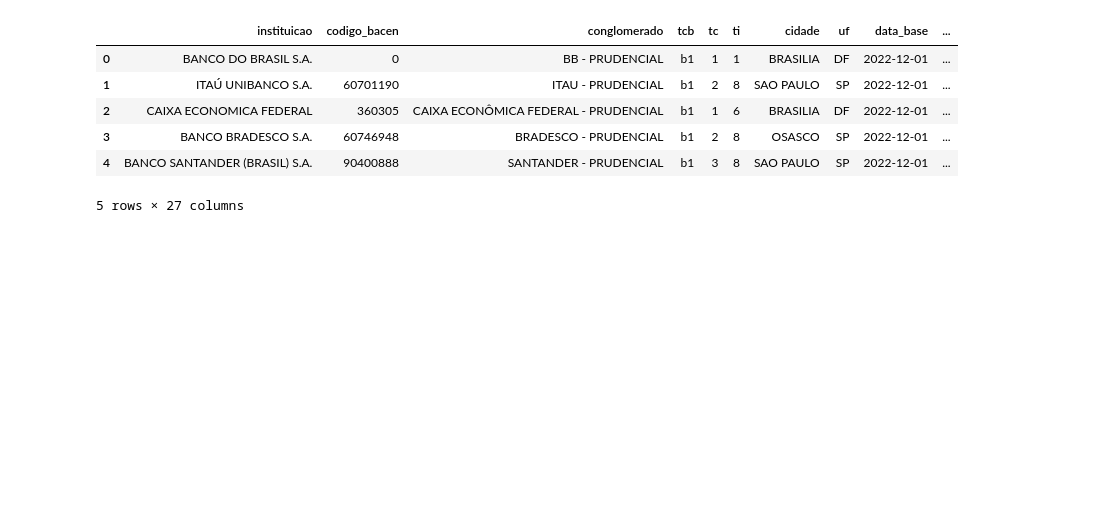
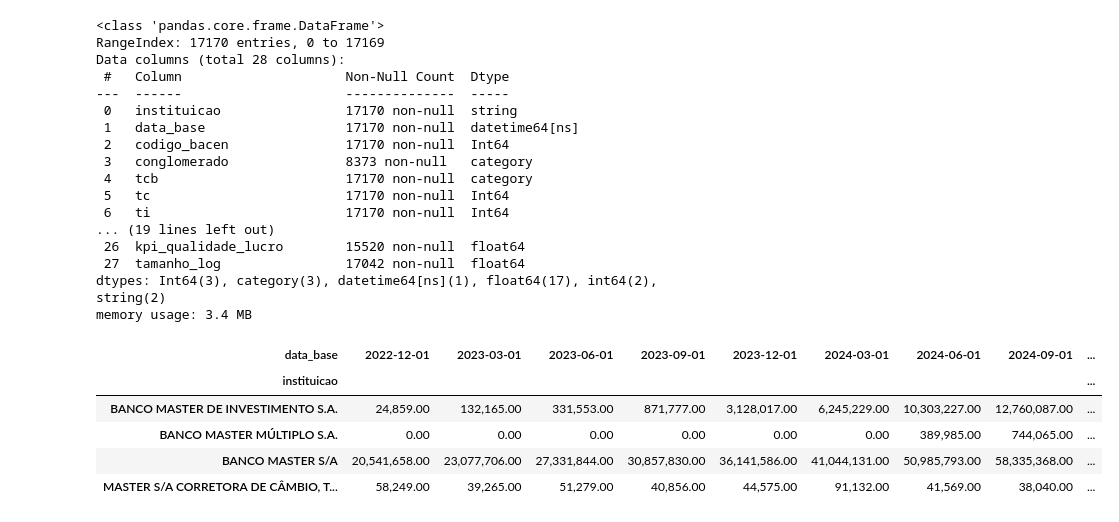
Before and after one commit to ThiagoPBorges/Banco-Master-Analise, a Jupyter notebook: notebook/03_feature_engineering.ipynb, the cells around one changed output. Saved outputs shown, nothing was run; the diff lists cells and outputs as text; code cells hidden in the pictures; blank space fills up the shorter version.

```diff
--- a/notebook/03_feature_engineering.ipynb
+++ b/notebook/03_feature_engineering.ipynb
@@ -10,22 +15,71 @@ pd.set_option('display.float_format', '{:,.2f}'.format)
 # %%
 df_analitico = pd.read_parquet(os.path.join(caminho_gold, "df_gold.parquet"))
 
+# --- SOLVÊNCIA & CAPACIDADE ---
+# Alavancagem Inversa -> Quanto do Ativo é dinheiro dos sócios?
 df_analitico['kpi_basileia'] = df_analitico['patrimonio_liquido'] / df_analitico['ativo_total']
 
+# --- RENTABILIDADE ---
+# ROE (Return on Equity)
 df_analitico['kpi_roe'] = df_analitico['lucro_liquido'] / df_analitico['patrimonio_liquido']
 
+# --- QUALIDADE ---
+# Dependência de "Outras Receitas".
+# Se o banco depende muito de receitas não-operacionais, isso é não recorrente.
+# Fórmula: Outras Receitas / (Total de Receitas Operacionais)
 df_analitico['receita_total_estimada'] = df_analitico['resultado_intermediacao'] + df_analitico['outras_receitas_despesas'] + df_analitico['resultado_pagamentos'].fillna(0)
 
+df_analitico['kpi_qualidade_lucro'] = df_analitico['outras_receitas_despesas'] / df_analitico['receita_total_estimada']
+
+# --- VOLUMETRIA ---
+# Tamanho do Banco (Log) para separar Pequenos de Gigantes
 df_analitico['tamanho_log'] = np.log10(df_analitico['ativo_total'])
 
-df_analitico = df_analitico.replace([np.inf, -np.inf], np.nan)
-
-df_analitico.head()
+df_analitico.info()
 # %% [output]
-|  | instituicao | codigo_bacen | conglomerado | tcb | tc | ti | cidade | uf | data_base | ... |
-| 0 | BANCO DO BRASIL S.A. | 0 | BB - PRUDENCIAL | b1 | 1 | 1 | BRASILIA | DF | 2022-12-01 | ... |
-| 1 | ITAÚ UNIBANCO S.A. | 60701190 | ITAU - PRUDENCIAL | b1 | 2 | 8 | SAO PAULO | SP | 2022-12-01 | ... |
-| 2 | CAIXA ECONOMICA FEDERAL | 360305 | CAIXA ECONÔMICA FEDERAL - PRUDENCIAL | b1 | 1 | 6 | BRASILIA | DF | 2022-12-01 | ... |
-| 3 | BANCO BRADESCO S.A. | 60746948 | BRADESCO - PRUDENCIAL | b1 | 2 | 8 | OSASCO | SP | 2022-12-01 | ... |
-| 4 | BANCO SANTANDER (BRASIL) S.A. | 90400888 | SANTANDER - PRUDENCIAL | b1 | 3 | 8 | SAO PAULO | SP | 2022-12-01 | ... |
-5 rows × 27 columns
+<class 'pandas.core.frame.DataFrame'>
+RangeIndex: 17170 entries, 0 to 17169
+Data columns (total 28 columns):
+ #   Column                     Non-Null Count  Dtype
+---  ------                     --------------  -----
+ 0   instituicao                17170 non-null  string
+ 1   data_base                  17170 non-null  datetime64[ns]
+ 2   codigo_bacen               17170 non-null  Int64
+ 3   conglomerado               8373 non-null   category
+ 4   tcb                        17170 non-null  category
+ 5   tc                         17170 non-null  Int64
+ 6   ti                         17170 non-null  Int64
+... (19 lines left out)
+ 26  kpi_qualidade_lucro        15520 non-null  float64
+ 27  tamanho_log                17042 non-null  float64
+dtypes: Int64(3), category(3), datetime64[ns](1), float64(17), int64(2), string(2)
+memory usage: 3.4 MB
+# %%
+grupo_master = df_analitico[df_analitico['instituicao'].str.contains("MASTER", na=False, case=False)].copy()
+
+colunas_visualizar = [
+    'data_base',
+    'instituicao',
+    'ativo_total',          # Tamanho
+    'lucro_liquido',        # Resultado
+    'kpi_roe',              # Rentabilidade
+    'kpi_basileia',         # Solvência
+    'kpi_qualidade_lucro',  # Dependência de Outras Receitas
+    'patrimonio_liquido'
+]
+
+tabela_dinamica = grupo_master[colunas_visualizar].pivot_table(
+    index='instituicao',
+    columns='data_base',
+    values='ativo_total',
+    aggfunc='sum'
+).fillna(0)
+
+display(tabela_dinamica)
+# %% [output]
+| data_base | 2022-12-01 | 2023-03-01 | 2023-06-01 | 2023-09-01 | 2023-12-01 | 2024-03-01 | 2024-06-01 | 2024-09-01 | ... |
+| instituicao |  |  |  |  |  |  |  |  | ... |
+| BANCO MASTER DE INVESTIMENTO S.A. | 24,859.00 | 132,165.00 | 331,553.00 | 871,777.00 | 3,128,017.00 | 6,245,229.00 | 10,303,227.00 | 12,760,087.00 | ... |
+| BANCO MASTER MÚLTIPLO S.A. | 0.00 | 0.00 | 0.00 | 0.00 | 0.00 | 0.00 | 389,985.00 | 744,065.00 | ... |
+| BANCO MASTER S/A | 20,541,658.00 | 23,077,706.00 | 27,331,844.00 | 30,857,830.00 | 36,141,586.00 | 41,044,131.00 | 50,985,793.00 | 58,335,368.00 | ... |
+| MASTER S/A CORRETORA DE CÂMBIO, T... | 58,249.00 | 39,265.00 | 51,279.00 | 40,856.00 | 44,575.00 | 91,132.00 | 41,569.00 | 38,040.00 | ... |
```
Also changed, not shown: parts of 8 cells of this notebook, 7 other files.
